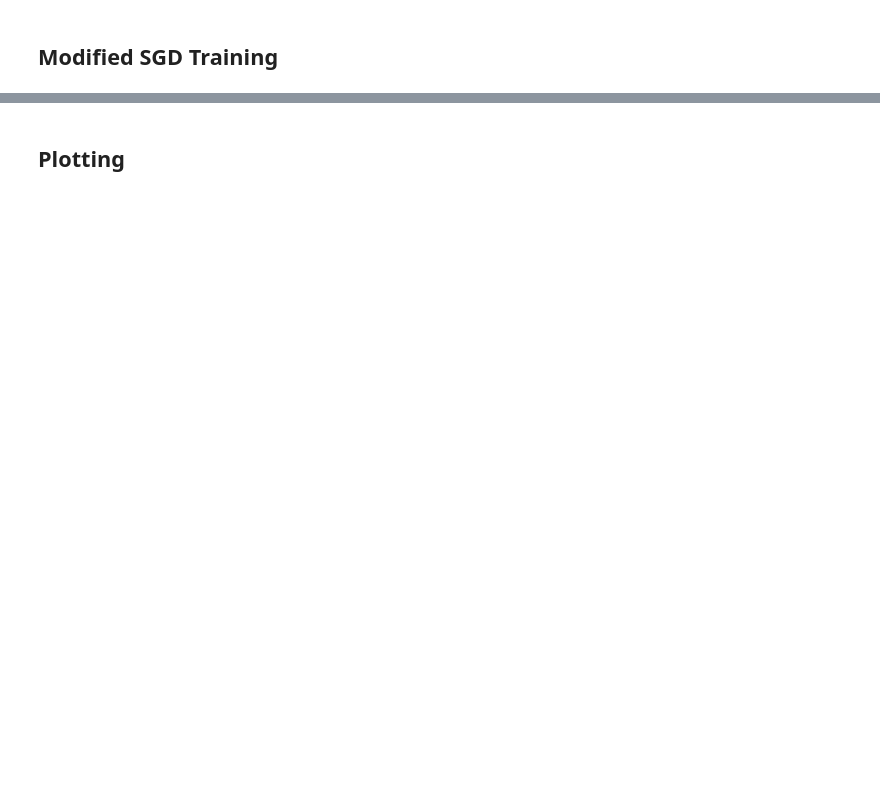
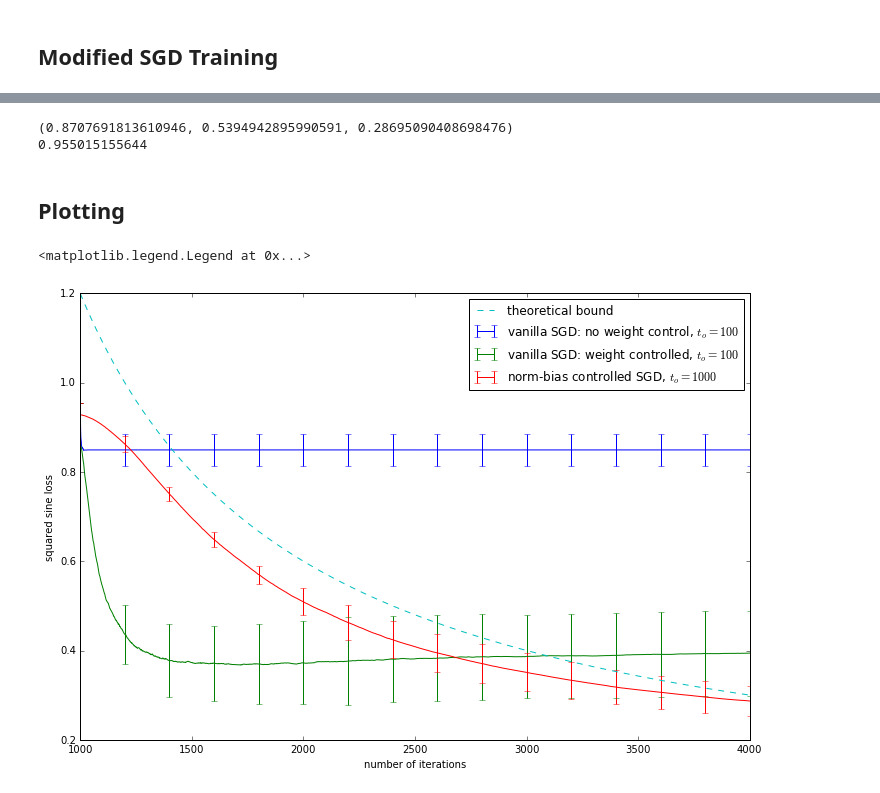
Before and after one commit to chengtang48/SGD_autoencoders, a Jupyter notebook: experiments-autoencoders.ipynb, the cells around one changed output, grey strips where cells are left out. Saved outputs shown, nothing was run; the diff lists cells and outputs as text; code cells hidden in the pictures; blank space fills up the shorter version.

```diff
--- a/experiments-autoencoders.ipynb
+++ b/experiments-autoencoders.ipynb
@@ -307,3 +325,7 @@ plt.plot(time_pts, sine_graph)
+# %%
+## cache loss here
+avg_scores_list_nwc = avg_scores_list
+#avg_scores_list_wc = avg_scores_list
 # %% [markdown]
 ## Modified SGD Training
 # %%
@@ -575,32 +607,44 @@ print('final loss', cos_sq_avg_distances(weights_, gt_dict))
 # %%
 #np.mean(firing_list_mod, axis=0)
 # %%
-avg1 = np.mean(np.array(avg_scores_list), axis=0)
-std1 = np.std(np.array(avg_scores_list), axis=0)
+avg0 = np.mean(np.array(avg_scores_list_nwc), axis=0)
+std0 = np.std(np.array(avg_scores_list_nwc), axis=0)
+avg1 = np.mean(np.array(avg_scores_list_wc), axis=0)
+std1 = np.std(np.array(avg_scores_list_wc), axis=0)
 avg2 = np.mean(np.array(avg_scores_mod_list), axis=0)
 std2 = np.std(np.array(avg_scores_mod_list), axis=0)
 #len(std2)
 # %%
 print(avg_loss_ODL, avg1[-1], avg2[-1])
-#print(avg2[-1])
+print(avg2[0])
+# %% [output]
+(0.8707691813610946, 0.5394942895990591, 0.28695090408698476)
+0.955015155644
 # %% [markdown]
 ## Plotting
 # %%
-time_pts = range(t_o, t_o+train_steps+1)
-appx_func = [10/float(t) for t in time_pts]
-fig, ax = plt.subplots()
+time_pts_o = range(t_o, t_o+train_steps+1)
+time_pts_theo = range(t_o+900, 900+t_o+train_steps+1)
+appx_func = [1200/float(t) for t in time_pts]
+fig, ax = plt.subplots(figsize=[12,8])
 # ax.plot(time_pts, avg1[:101])
 # ax.plot(time_pts, avg2[:101])
-ax.errorbar(time_pts, avg1, yerr=std1, errorevery=200, label='original')
-ax.errorbar(time_pts, avg2, yerr=std2, errorevery=200, label='norm-bias controlled')
-#ax.plot(time_pts, avg_scores_list[0], label='original')
-#ax.plot(time_pts, avg_scores_mod_list[-1], label='modified')
-ax.plot(time_pts, appx_func, label='theoretical bound')
+ax.errorbar(time_pts_o, avg0, yerr=std0, errorevery=200, label='vanilla SGD: no weight control, $t_o=100$')
+ax.errorbar(time_pts_o, avg1, yerr=std1, errorevery=200, label='vanilla SGD: weight controlled, $t_o=100$')
+ax.errorbar(np.array(time_pts_o), avg2, yerr=std2, errorevery=200, label='norm-bias controlled SGD, $t_o=1000$')
+# ax.scatter(time_pts, avg1, label='original')
+# ax.scatter(time_pts, avg2, label='modified')
+#ax.plot(time_pts_o, appx_func, '--',label='theoretical bound for $t_o=100$')
+ax.plot(time_pts_o, appx_func, '--',label='theoretical bound')
 # ax.plot(time_pts, [cos_sq_avg_distances(init_weights_, gt_dict)]*train_steps, label='initial loss')
 # fig.savefig('original.eps')
-ax.set_title('squared sin loss vs t')
-ax.legend(loc=4)
-#fig.savefig('original6' + 'to_' + str(t_o) + '_cprme_' + str(c_prime) + '.eps')
+ax.set_xlabel('number of iterations')
+ax.set_ylabel('squared sine loss')
+ax.legend(loc=1)
 #ax.loglog()
-#fig.savefig('log6' + 'to_' + str(t_o) + '_cprme_' + str(c_prime) + '.eps')
+#fig.savefig('loglog_dim100_k10' + '.eps')
+#fig.savefig('dim8_datainit' + 'to_' + str(t_o) + '_cprme_' + str(c_prime) + '.eps')
+# %% [output]
+<matplotlib.legend.Legend at 0x...>
+[figure, added]
 # %%
```
Also changed, not shown: parts of 16 cells of this notebook, 3 other files.
